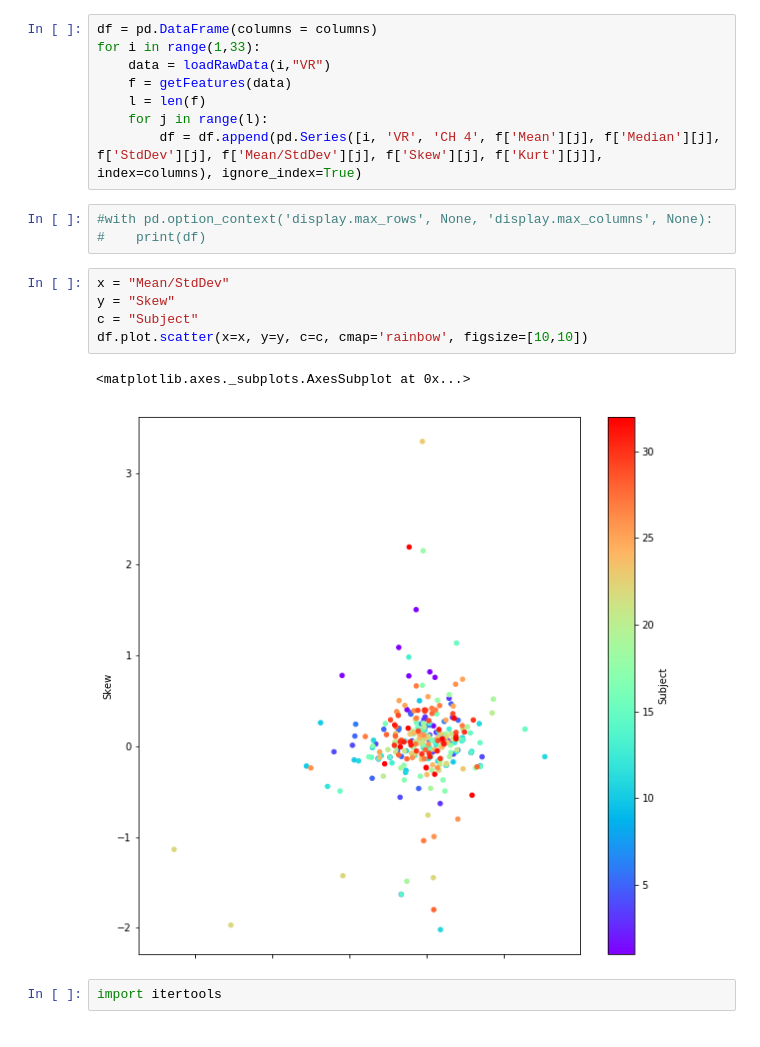
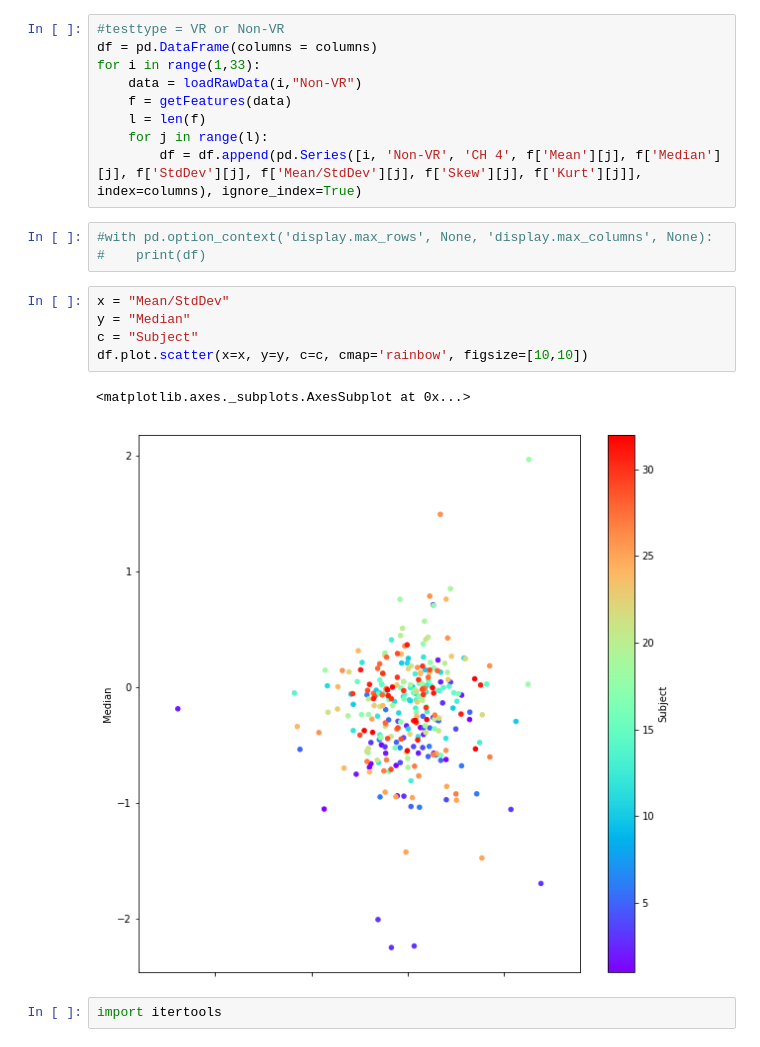
Before and after one commit to LMarino1/Brain-Signals-Computing-for-Human-Computer-Interaction, a Jupyter notebook: Histogram_FeatureExtraction_DistanceCalculation.ipynb, the cells around one changed output. Cells and saved outputs as stored; diff of their text form.

```diff
--- a/Histogram_FeatureExtraction_DistanceCalculation.ipynb
+++ b/Histogram_FeatureExtraction_DistanceCalculation.ipynb
@@ -40,24 +43,25 @@ def getFeatures(raw):
 # %%
 columns = ['Subject','Test', 'Channel', 'Mean', 'Median', 'StdDev','Mean/StdDev','Skew','Kurt']
 # %%
+#testtype = VR or Non-VR
 df = pd.DataFrame(columns = columns)
 for i in range(1,33):
-    data = loadRawData(i,"VR")
+    data = loadRawData(i,"Non-VR")
     f = getFeatures(data)
     l = len(f)
     for j in range(l):
-        df = df.append(pd.Series([i, 'VR', 'CH 4', f['Mean'][j], f['Median'][j], f['StdDev'][j], f['Mean/StdDev'][j], f['Skew'][j], f['Kurt'][j]], index=columns), ignore_index=True)
+        df = df.append(pd.Series([i, 'Non-VR', 'CH 4', f['Mean'][j], f['Median'][j], f['StdDev'][j], f['Mean/StdDev'][j], f['Skew'][j], f['Kurt'][j]], index=columns), ignore_index=True)
 # %%
 #with pd.option_context('display.max_rows', None, 'display.max_columns', None):
 #    print(df)
 # %%
 x = "Mean/StdDev"
-y = "Skew"
+y = "Median"
 c = "Subject"
 df.plot.scatter(x=x, y=y, c=c, cmap='rainbow', figsize=[10,10])
 # %% [output]
 <matplotlib.axes._subplots.AxesSubplot at 0x...>
-[figure, old version]
+[figure, new version]
 # %%
 import itertools
 # %%
```
Also changed, not shown: parts of 7 cells of this notebook.
